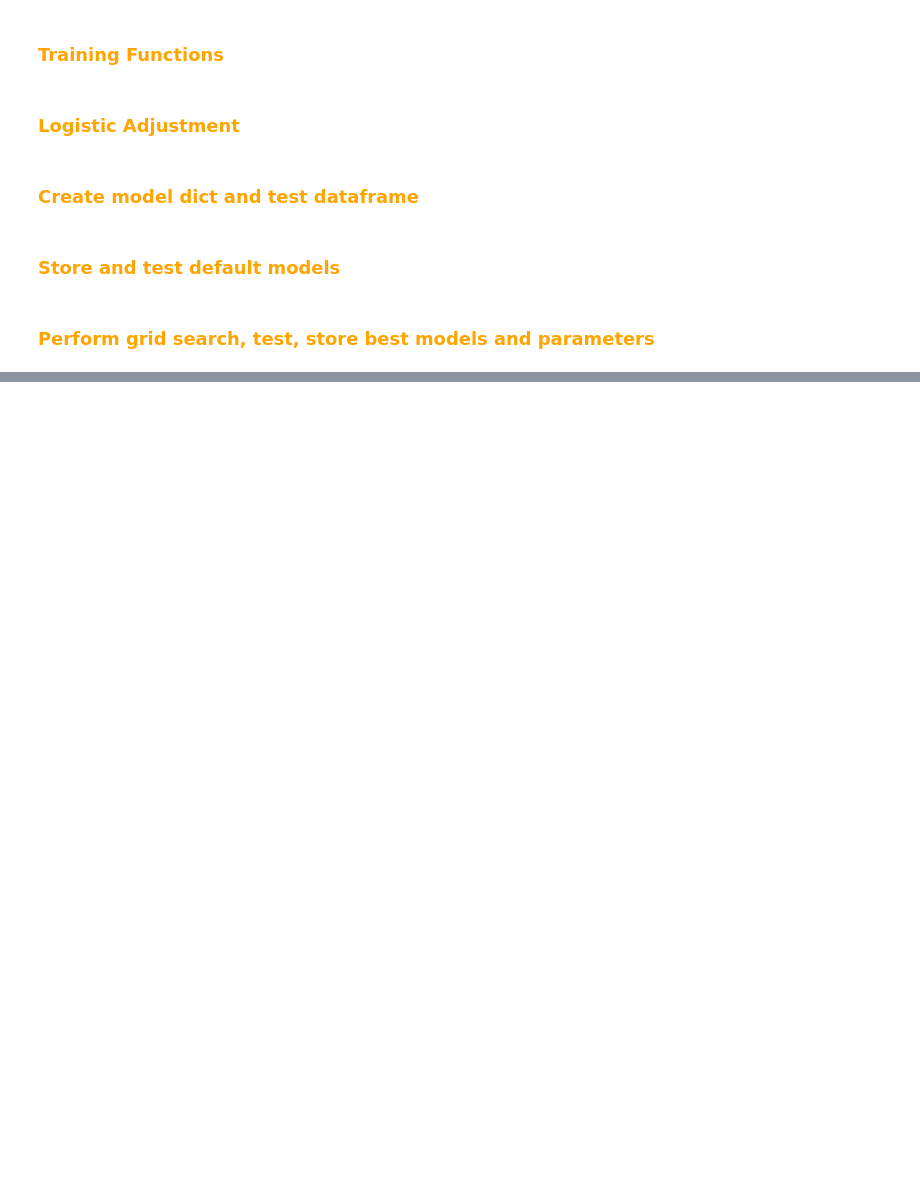
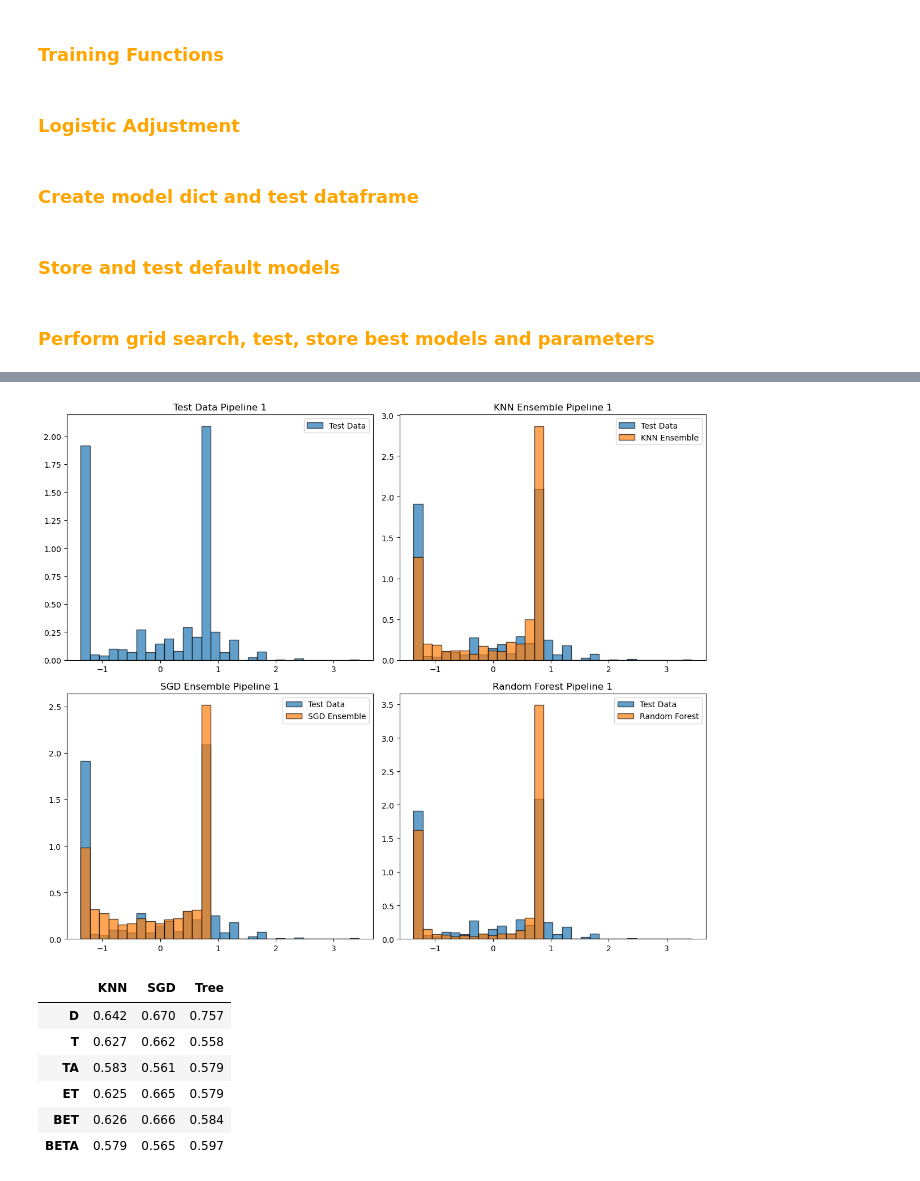
Before and after one commit to Yan-Tavares/ML_Projects, a Jupyter notebook: Final Project/main.ipynb, the cells around one changed output, grey strips where cells are left out. Saved outputs shown, nothing was run; the diff lists cells and outputs as text; code cells hidden in the pictures; blank space fills up the shorter version.

```diff
--- a/Final Project/main.ipynb
+++ b/Final Project/main.ipynb
@@ -442,7 +416,8 @@ def train_models(X_seen,Y_seen,params, model_train_function, n_models = 10, val_
 n_models = 30
 
 # Create a dataframe to store the validation loss of each model with the mean at the end
-Ensemble_val_loss = pd.DataFrame(index=range(n_models + 1))
-Ensemble_val_loss.rename(index={n_models: 'mean'}, inplace=True)
+Ensembles_val_loss_1 = pd.DataFrame(index=range(n_models + 1))
+Ensembles_val_loss_1.rename(index={n_models: 'mean'}, inplace=True)
 
-print(Ensemble_val_loss)
+Ensembles_val_loss_2 = pd.DataFrame(index=range(n_models + 1))
+Ensembles_val_loss_2.rename(index={n_models: 'mean'}, inplace=True)
@@ -448,0 +543,41 @@ print(Ensemble_val_loss)
+# %%
+def selected_ensemble_predict(models_dict, model_type, X_unseen, Y_unseen, test_df, selected_models):
+    ensemble_pred = [model.predict(X_unseen) for model in models_dict[model_type]['best_ensemble']]
+    test_pred = np.mean(ensemble_pred[:selected_models], axis=0)
+    test_df.loc['BET', model_type] = mean_absolute_error(Y_unseen, test_pred)
+
+    test_pred_adjusted = np.array([soft_max_adjustnent(value) for value in test_pred])
+
+    test_df.loc['BETA', model_type] = mean_absolute_error(Y_unseen, test_pred_adjusted)
+
+    return test_pred_adjusted
+
+selected_models = 10
+
+# Find the index of the top best models on validation set
+selected_ensemble_models_index_KNN = Ensembles_val_loss_1['KNN'].sort_values().index[:selected_models]
+selected_ensemble_models_index_SGD = Ensembles_val_loss_1['SGD'].sort_values().index[:selected_models]
+selected_ensemble_models_index_tree = Ensembles_val_loss_1['Tree'].sort_values().index[:selected_models]
+
+# Get the top best models
+models_dict_1['KNN']['best_ensemble'] = [models_dict_1['KNN']['ensemble'][index] for index in selected_ensemble_models_index_KNN]
+models_dict_1['SGD']['best_ensemble'] = [models_dict_1['SGD']['ensemble'][index] for index in selected_ensemble_models_index_SGD]
+models_dict_1['Tree']['best_ensemble'] = [models_dict_1['Tree']['ensemble'][index] for index in selected_ensemble_models_index_tree]
+
+Y_unseen_pred_KNN_1_adjusted = selected_ensemble_predict(models_dict_1, 'KNN', X_unseen_1, Y_unseen_1, test_df_1, selected_models)
+Y_unseen_pred_SGD_1_adjusted = selected_ensemble_predict(models_dict_1, 'SGD', X_unseen_1, Y_unseen_1, test_df_1, selected_models)
+Y_unseen_pred_Tree_1_adjusted = selected_ensemble_predict(models_dict_1, 'Tree', X_unseen_1, Y_unseen_1, test_df_1, selected_models)
+
+
+plot_histograms(Y_unseen_1, Y_unseen_pred_KNN_1_adjusted, Y_unseen_pred_SGD_1_adjusted, Y_unseen_pred_Tree_1_adjusted, 'Pipeline 1')
+
+display(test_df_1)
+# %% [output]
+[figure, added]
+|  | KNN | SGD | Tree |
+| D | 0.642 | 0.670 | 0.757 |
+| T | 0.627 | 0.662 | 0.558 |
+| TA | 0.583 | 0.561 | 0.579 |
+| ET | 0.625 | 0.665 | 0.579 |
+| BET | 0.626 | 0.666 | 0.584 |
+| BETA | 0.579 | 0.565 | 0.597 |
```
Also changed, not shown: parts of 21 cells of this notebook.
